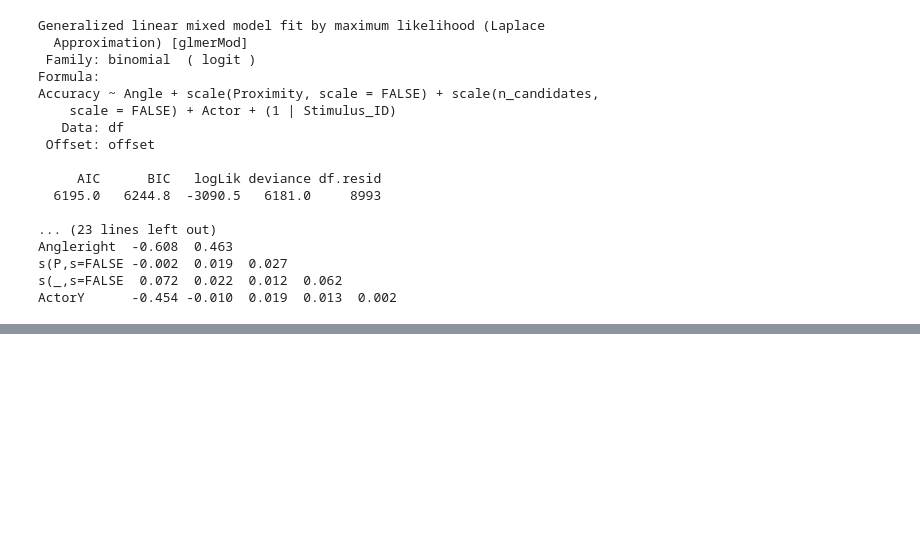
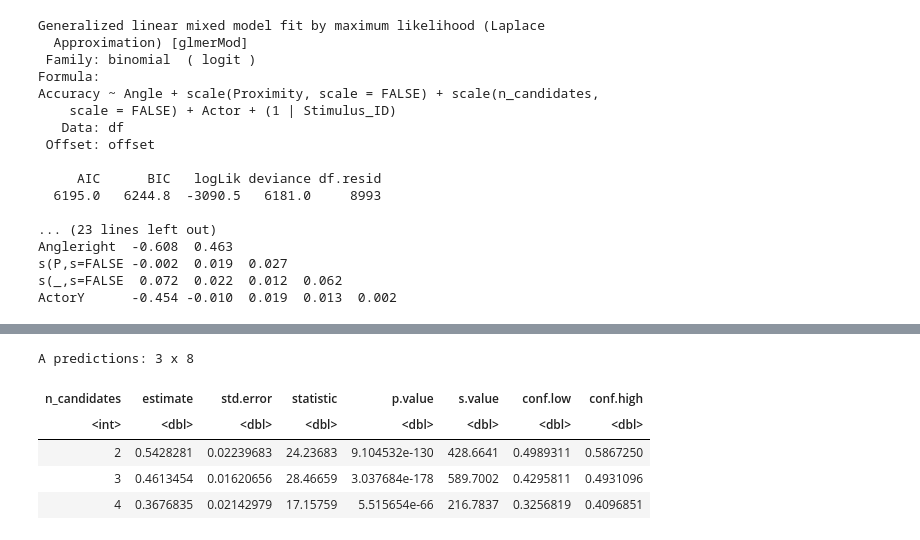
Before and after one commit to grow-ai-like-a-child/referential-gaze, a Jupyter notebook: glm.ipynb, the cells around one changed output, grey strips where cells are left out. Drawn from its saved outputs; the diff is of its cells as text; code cells hidden in the pictures; blank space fills up the shorter version.

```diff
--- a/glm.ipynb
+++ b/glm.ipynb
@@ -144,6 +176,15 @@ A slopes: 1 × 12
 | term | contrast | estimate | std.error | statistic | p.value | s.value | conf.low | conf.high | predicted_lo | ... |
 | <chr> | <chr> | <dbl> | <dbl> | <dbl> | <dbl> | <dbl> | <dbl> | <dbl> | <dbl> | ... |
 | Proximity | dY/dX | -0.7257426 | 0.2490005 | -2.914623 | 0.003561179 | 8.133429 | -1.213775 | -0.2377106 | -0.3880239 | ... |
+# %%
+avg_predictions(model, by="n_candidates")
+# %% [output]
+A predictions: 3 x 8
+| n_candidates | estimate | std.error | statistic | p.value | s.value | conf.low | conf.high |
+| <int> | <dbl> | <dbl> | <dbl> | <dbl> | <dbl> | <dbl> | <dbl> |
+| 2 | 0.5428281 | 0.02239683 | 24.23683 | 9.104532e-130 | 428.6641 | 0.4989311 | 0.5867250 |
+| 3 | 0.4613454 | 0.01620656 | 28.46659 | 3.037684e-178 | 589.7002 | 0.4295811 | 0.4931096 |
+| 4 | 0.3676835 | 0.02142979 | 17.15759 | 5.515654e-66 | 216.7837 | 0.3256819 | 0.4096851 |
 # %%
 avg_slopes(model, variables ="n_candidates", type = "link")
 # %% [output]
```
Also changed, not shown: parts of 11 cells of this notebook, 3 other files.
